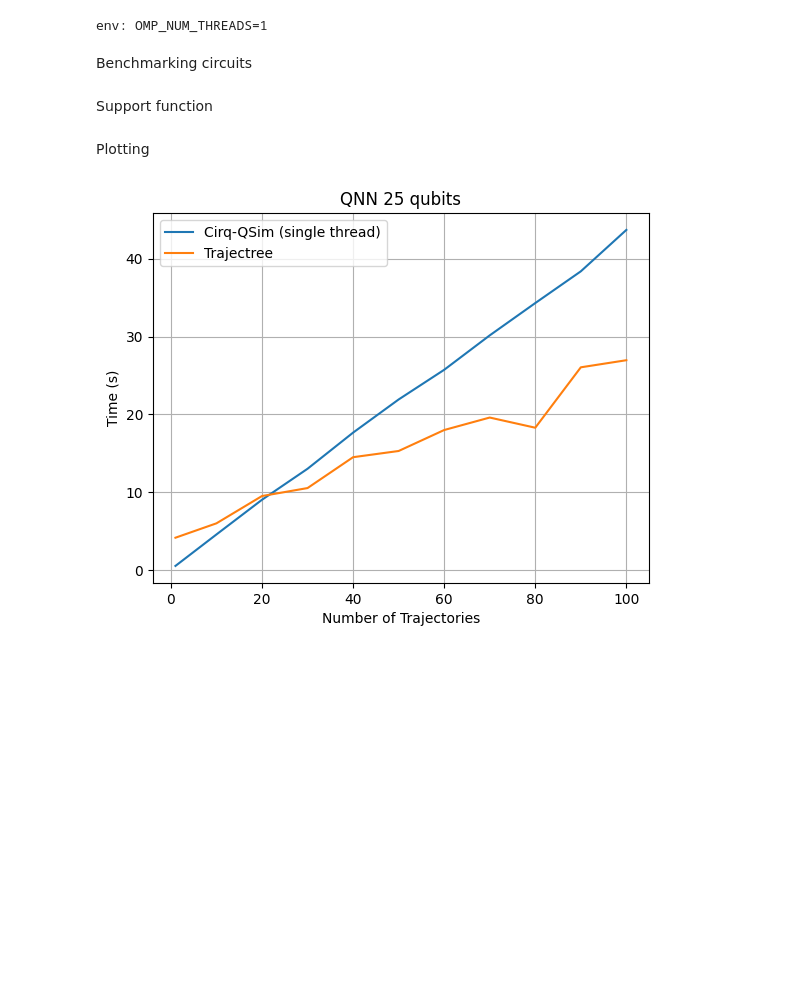
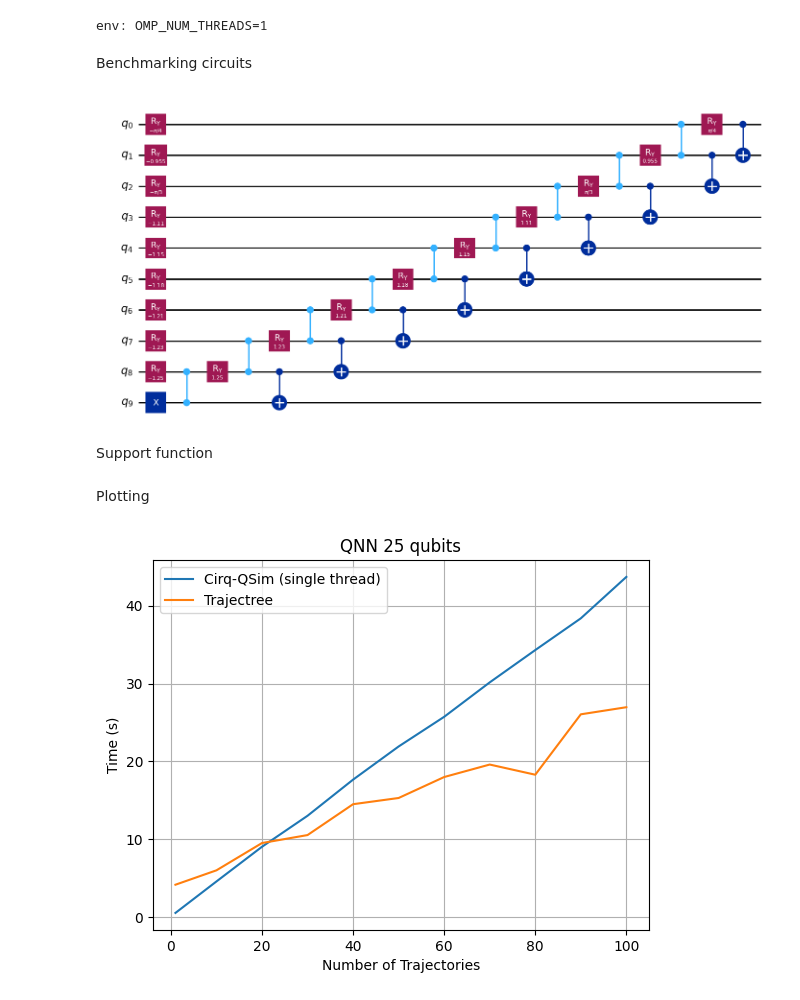
Before and after one commit to anshsingal/Trajectree, a Jupyter notebook: examples/benchmark_data_collection.ipynb, the cells around one changed output. Drawn from its saved outputs; the diff is of its cells as text; code cells hidden in the pictures; blank space fills up the shorter version.

```diff
--- a/examples/benchmark_data_collection.ipynb
+++ b/examples/benchmark_data_collection.ipynb
@@ -43,6 +43,10 @@ def create_benchmark_qc(benchmark, num_qubits, target_basis):
     qc.draw(output="mpl")
 
     return qc
+# %%
+create_benchmark_qc('wstate', 10, target_basis = ['h', 's', 'x', 't', 'ry', 'rz', 'cx', 'cz']).draw('mpl')
+# %% [output]
+[figure, added]
 # %% [markdown]
 Support function
 # %%
```
Also changed, not shown: 3 other files.
